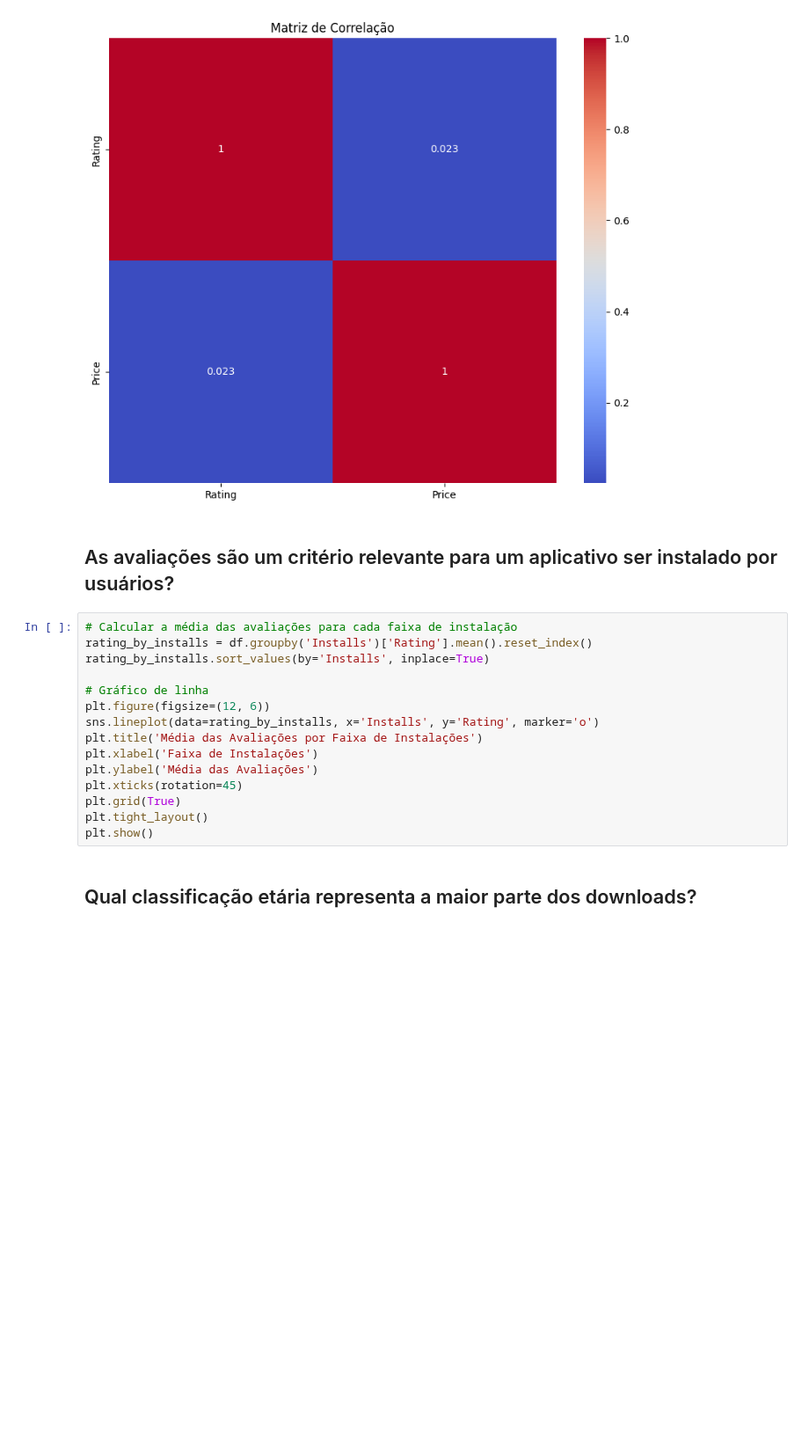
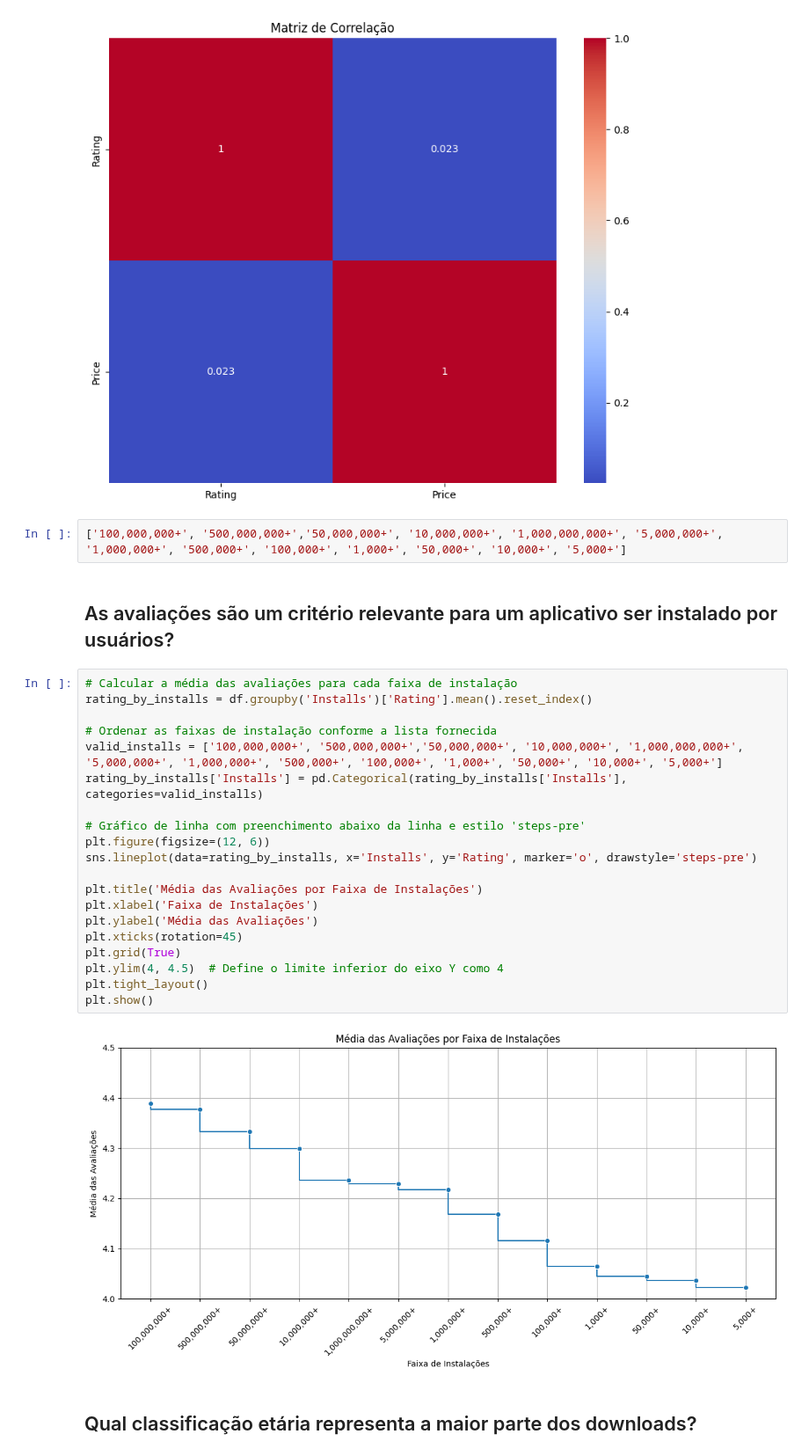
Before and after one commit to AlvaroSampaio/Google-play-store-apps, a Jupyter notebook: notebooks/02-EDA.ipynb, the cells around one changed output. Shown at 88% size. Cells and saved outputs as stored; diff of their text form; blank space fills up the shorter version.

Commit message:
Ajustando gráfico de linhas

```diff
--- a/notebooks/02-EDA.ipynb
+++ b/notebooks/02-EDA.ipynb
@@ -108,23 +108,32 @@ plt.title('Matriz de Correlação')
 plt.show()
 # %% [output]
 [figure]
+# %%
+['100,000,000+', '500,000,000+','50,000,000+', '10,000,000+', '1,000,000,000+', '5,000,000+', '1,000,000+', '500,000+', '100,000+', '1,000+', '50,000+', '10,000+', '5,000+']
 # %% [markdown]
 ## As avaliações são um critério relevante para um aplicativo ser instalado por usuários?
 # %%
 # Calcular a média das avaliações para cada faixa de instalação
 rating_by_installs = df.groupby('Installs')['Rating'].mean().reset_index()
-rating_by_installs.sort_values(by='Installs', inplace=True)
 
-# Gráfico de linha
+# Ordenar as faixas de instalação conforme a lista fornecida
+valid_installs = ['100,000,000+', '500,000,000+','50,000,000+', '10,000,000+', '1,000,000,000+', '5,000,000+', '1,000,000+', '500,000+', '100,000+', '1,000+', '50,000+', '10,000+', '5,000+']
+rating_by_installs['Installs'] = pd.Categorical(rating_by_installs['Installs'], categories=valid_installs)
+
+# Gráfico de linha com preenchimento abaixo da linha e estilo 'steps-pre'
 plt.figure(figsize=(12, 6))
-sns.lineplot(data=rating_by_installs, x='Installs', y='Rating', marker='o')
+sns.lineplot(data=rating_by_installs, x='Installs', y='Rating', marker='o', drawstyle='steps-pre')
+
 plt.title('Média das Avaliações por Faixa de Instalações')
 plt.xlabel('Faixa de Instalações')
 plt.ylabel('Média das Avaliações')
 plt.xticks(rotation=45)
 plt.grid(True)
+plt.ylim(4, 4.5)  # Define o limite inferior do eixo Y como 4
 plt.tight_layout()
 plt.show()
+# %% [output]
+[figure, added]
 # %% [markdown]
 ## Qual classificação etária representa a maior parte dos downloads?
 # %%
```
